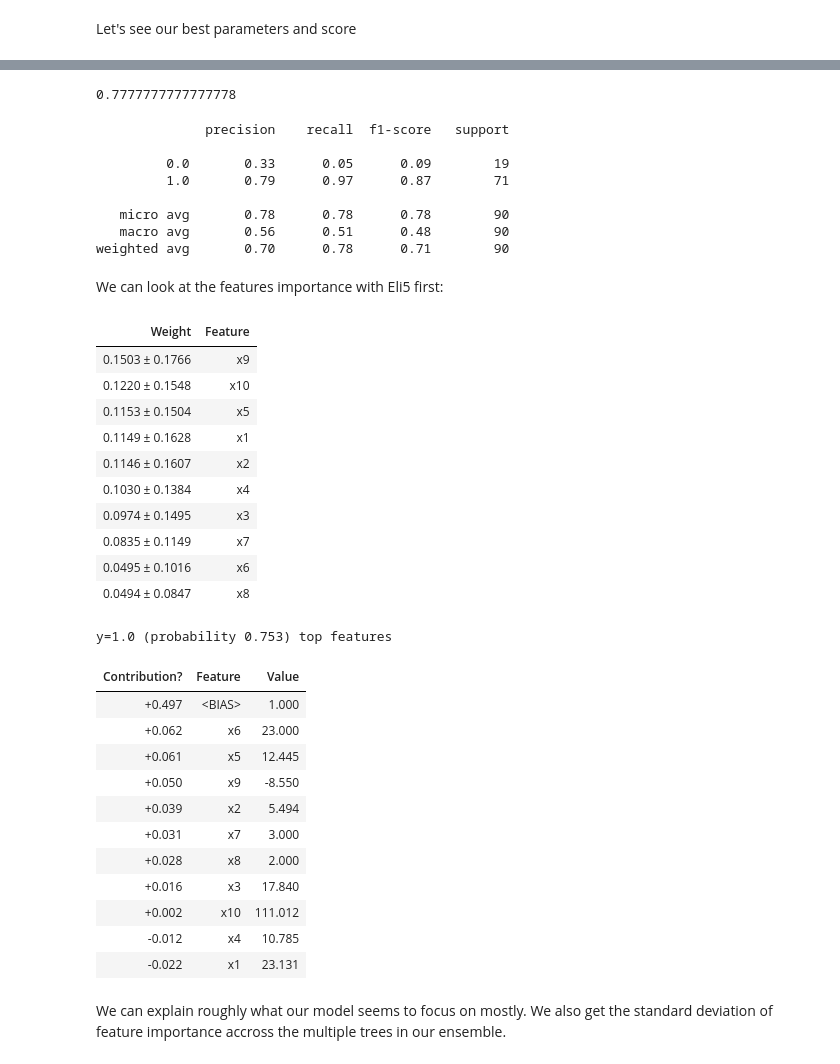
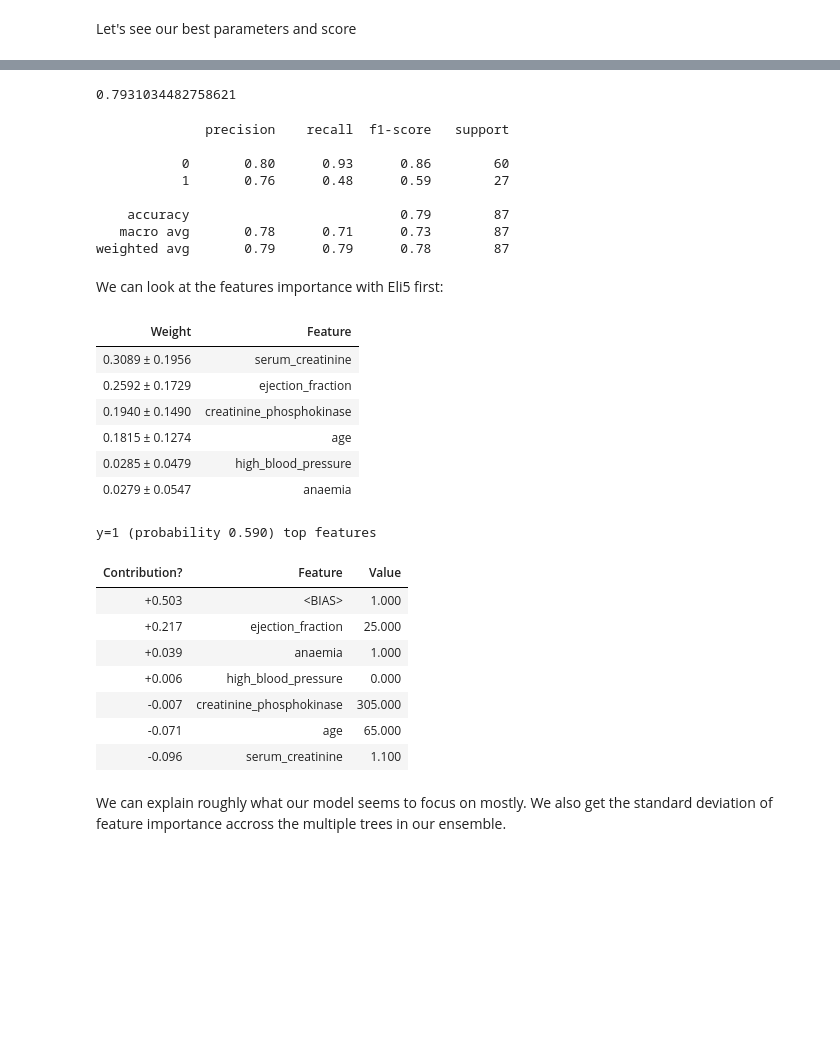
Before and after one commit to yanbronshtein/MerckChallengeIMLRepo, a Jupyter notebook: Heart_Data_ML_April_5_21.ipynb, the cells around one changed output, grey strips where cells are left out. Saved outputs shown, nothing was run; the diff lists cells and outputs as text; code cells hidden in the pictures; blank space fills up the shorter version.

```diff
--- a/Heart_Data_ML_April_5_21.ipynb
+++ b/Heart_Data_ML_April_5_21.ipynb
@@ -18,6 +18,6 @@ from xgboost.sklearn import XGBClassifier
 from sklearn.metrics import roc_auc_score
 # %%
 !pwd
-data = pd.read_csv("/Users/jeffgong/myProject/MerckChallengeIMLRepo/heart_failure_clinical_record.csv")  # type and enter pwd and see if dataset is in same directory
+data = pd.read_csv("/Users/yanivbronshtein/Downloads/heart_failure_clinical_records_dataset.csv")  # type and enter pwd and see if dataset is in same directory
 data.head()
 # %% [output]
@@ -419,0 +423,6 @@ cat_features = ["job", "marital", "education","default", "housing", "loan",
+# %%
+features_used = ['age', 'anaemia', 'creatinine_phosphokinase',
+                 'ejection_fraction', 'high_blood_pressure',
+                 'serum_creatinine'
+                ]
+number_features = len(features_used)
@@ -420,2 +433,5 @@ cat_features = ["job", "marital", "education","default", "housing", "loan",
+# %%
+X = data[features_used]
+y = data['DEATH_EVENT']
 # %% [markdown]
 We'll define a new `ColumnTransformer` object (new in sklearn 0.20) that keeps our numerical features and apply one hot encoding on our categorical features. That will allow us to create a clean pipeline that includes both features engineering (one hot encoding here) and training the model (a nice way to avoid data leakage)
@@ -427,3 +438,5 @@ preprocessor = ColumnTransformer([("numerical", "passthrough", num_features)])
+# %%
+preprocessor = ColumnTransformer([("numerical", "passthrough", features_used)])
 # %% [markdown]
 Now we can define our 4 models as sklearn `Pipeline` object, containing our preprocessing step and training of one given algorithm.
 # %%
@@ -747,53 +847,45 @@ y_pred = rf_model.predict(X_test)
 # %%
 accuracy_score(y_test, y_pred)
 # %% [output]
-0.7777777777777778
+0.7931034482758621
 # %%
 print(classification_report(y_test, y_pred))
 # %% [output]
               precision    recall  f1-score   support
 
-         0.0       0.33      0.05      0.09        19
-         1.0       0.79      0.97      0.87        71
+           0       0.80      0.93      0.86        60
+           1       0.76      0.48      0.59        27
 
-   micro avg       0.78      0.78      0.78        90
-   macro avg       0.56      0.51      0.48        90
-weighted avg       0.70      0.78      0.71        90
+    accuracy                           0.79        87
+   macro avg       0.78      0.71      0.73        87
+weighted avg       0.79      0.79      0.78        87
 # %% [markdown]
 We can look at the features importance with Eli5 first:
 # %%
 eli5.show_weights(rf_model.named_steps["model"],
-                  feature_names=num_features)
+                  feature_names=features_used)
 # %% [output]
 | Weight | Feature |
-| 0.1503 ± 0.1766 | x9 |
-| 0.1220 ± 0.1548 | x10 |
-| 0.1153 ± 0.1504 | x5 |
-| 0.1149 ± 0.1628 | x1 |
-| 0.1146 ± 0.1607 | x2 |
-| 0.1030 ± 0.1384 | x4 |
-| 0.0974 ± 0.1495 | x3 |
-| 0.0835 ± 0.1149 | x7 |
-| 0.0495 ± 0.1016 | x6 |
-| 0.0494 ± 0.0847 | x8 |
+| 0.3089 ± 0.1956 | serum_creatinine |
+| 0.2592 ± 0.1729 | ejection_fraction |
+| 0.1940 ± 0.1490 | creatinine_phosphokinase |
+| 0.1815 ± 0.1274 | age |
+| 0.0285 ± 0.0479 | high_blood_pressure |
+| 0.0279 ± 0.0547 | anaemia |
 # %%
 eli5.show_prediction(rf_model.named_steps["model"],
                      rf_model.named_steps["preprocessor"].transform(X_test)[i],
-                     feature_names=num_features, show_feature_values=True)
+                     feature_names=features_used, show_feature_values=True)
 # %% [output]
-y=1.0 (probability 0.753) top features
+y=1 (probability 0.590) top features
 | Contribution? | Feature | Value |
-| +0.497 | <BIAS> | 1.000 |
-| +0.062 | x6 | 23.000 |
-| +0.061 | x5 | 12.445 |
-| +0.050 | x9 | -8.550 |
-| +0.039 | x2 | 5.494 |
-| +0.031 | x7 | 3.000 |
-| +0.028 | x8 | 2.000 |
-| +0.016 | x3 | 17.840 |
-| +0.002 | x10 | 111.012 |
-| -0.012 | x4 | 10.785 |
-| -0.022 | x1 | 23.131 |
+| +0.503 | <BIAS> | 1.000 |
+| +0.217 | ejection_fraction | 25.000 |
+| +0.039 | anaemia | 1.000 |
+| +0.006 | high_blood_pressure | 0.000 |
+| -0.007 | creatinine_phosphokinase | 305.000 |
+| -0.071 | age | 65.000 |
+| -0.096 | serum_creatinine | 1.100 |
 # %% [markdown]
 We can explain roughly what our model seems to focus on mostly. We also get the standard deviation of feature importance accross the multiple trees in our ensemble.
 # %% [markdown]
```
Also changed, not shown: parts of 61 cells of this notebook.
